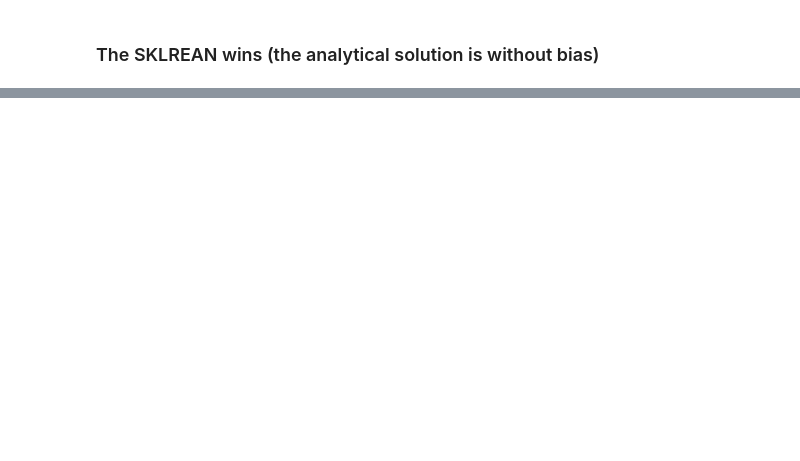
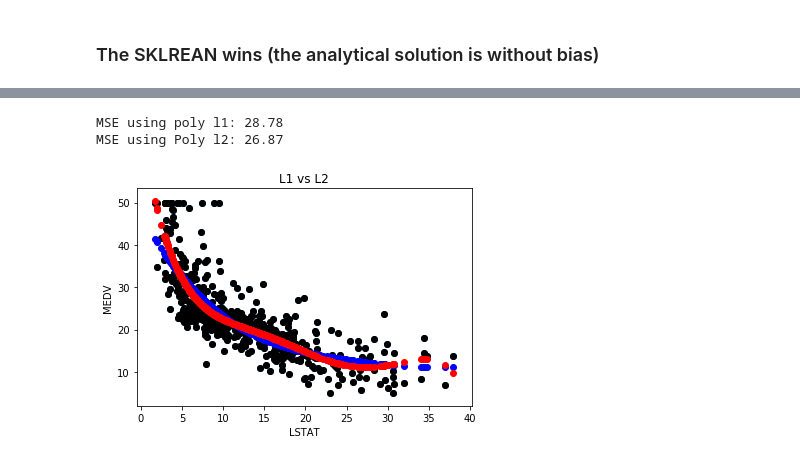
Before and after one commit to DebuggerOR/training_regression, a Jupyter notebook: training_regression.ipynb, the cells around one changed output, grey strips where cells are left out. Drawn from its saved outputs; the diff is of its cells as text; code cells hidden in the pictures; blank space fills up the shorter version.

```diff
--- a/training_regression.ipynb
+++ b/training_regression.ipynb
@@ -160,0 +284,14 @@ sns.heatmap(data=conf_matrix, annot=True)
+# %%
+Y = df['MEDV']
+X = [[x] for x in df['LSTAT']]
+
+poly = PolynomialFeatures(degree=5)
+X = poly.fit_transform(X)
+
+model = Lasso(alpha=0.1)
+model.fit(X, Y)
+
+preds = model.predict(X)
+
+df['l1_LSTAT_PRED'] = preds
+df.head()
@@ -160,0 +306,14 @@ sns.heatmap(data=conf_matrix, annot=True)
+# %%
+Y = df['MEDV']
+X = [[x] for x in df['LSTAT']]
+
+poly = PolynomialFeatures(degree=5)
+X = poly.fit_transform(X)
+
+model = Ridge(alpha=0.1)
+model.fit(X, Y)
+
+preds = model.predict(X)
+
+df['l2_LSTAT_PRED'] = preds
+df.head()
@@ -160,0 +328,22 @@ sns.heatmap(data=conf_matrix, annot=True)
+# %%
+print('MSE using poly l1: %.2f'
+      % mean_squared_error(df['l1_LSTAT_PRED'], df['MEDV']))
+
+print('MSE using Poly l2: %.2f'
+      % mean_squared_error(df['l2_LSTAT_PRED'], df['MEDV']))
+# %% [output]
+MSE using poly l1: 28.78
+MSE using Poly l2: 26.87
+# %%
+plt.title('L1 vs L2')
+plt.scatter(df['LSTAT'],df['MEDV'])
+plt.xlabel('LSTAT')
+plt.ylabel('MEDV')
+
+plt.scatter(df['LSTAT'], df['MEDV'],  color='black')
+plt.scatter(df['LSTAT'], df['l1_LSTAT_PRED'],  color='blue')
+plt.scatter(df['LSTAT'], df['l2_LSTAT_PRED'],  color='red')
+
+plt.show()
+# %% [output]
+[figure, added]
```
Also changed, not shown: parts of 23 cells of this notebook.
